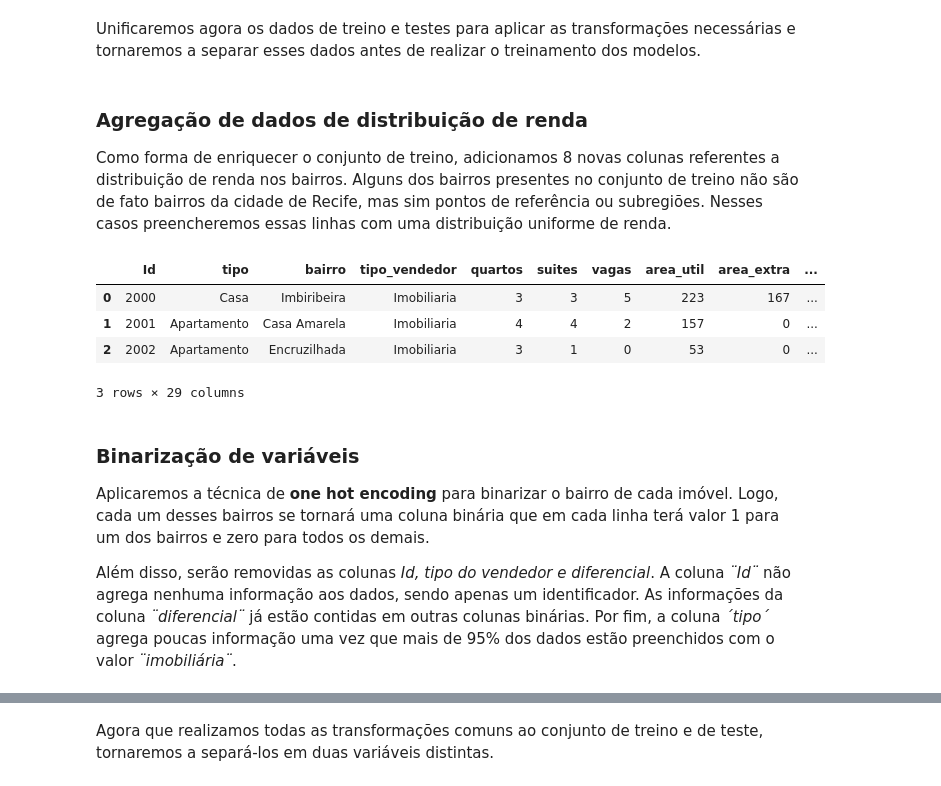
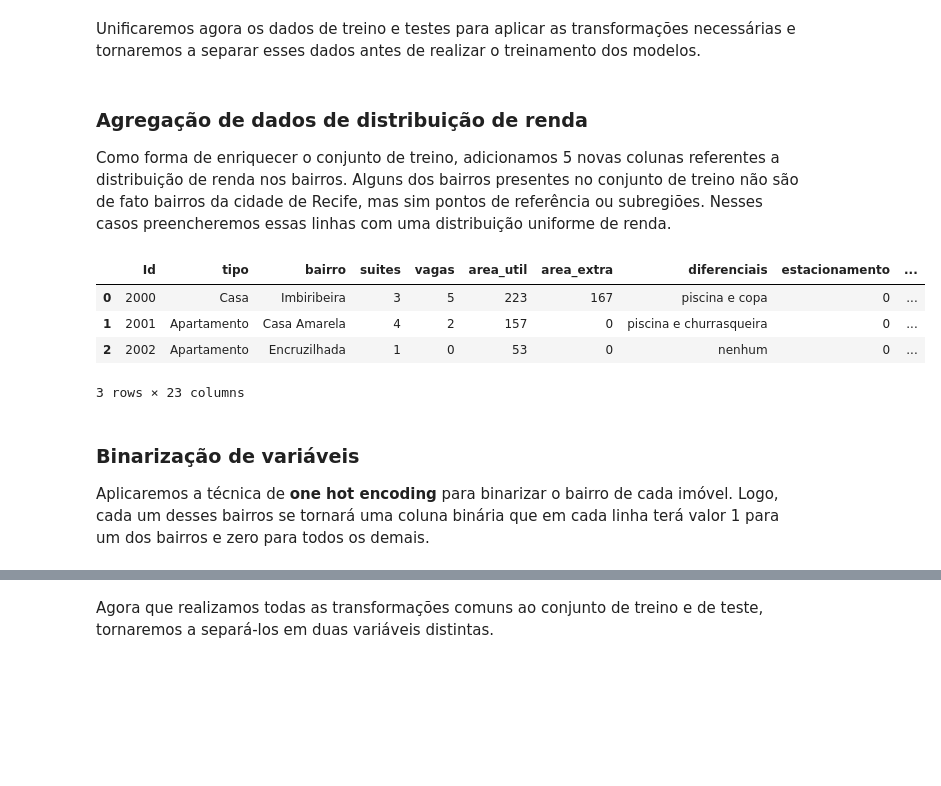
Before and after one commit to lucaslrolim/house_prices_recife, a Jupyter notebook: analysis.ipynb, the cells around one changed output, grey strips where cells are left out. Saved outputs shown, nothing was run; the diff lists cells and outputs as text; code cells hidden in the pictures; blank space fills up the shorter version.

```diff
--- a/analysis.ipynb
+++ b/analysis.ipynb
@@ -54,0 +81,9 @@ neighborhood_income.head(3)
+# %%
+neighborhood_income = neighborhood_income.drop(columns=['Mais de 1/2 a 1 salário mínimo',
+                                 'Mais de 1 a 2 salários mínimos',
+                                 'Mais de 10 a 20 salários mínimos'
+                                 ])
+
+corrmat = abs(neighborhood_income.corr())
+f, ax = plt.subplots(figsize=(5, 5))
+sns.heatmap(corrmat, vmax=.8, square=True);
@@ -70,11 +93,0 @@ print("{} linhas no dataset".format(train_size))
-# %%
-columns = ['preco','area_extra','area_util']
-
-for column in columns:
-    df_train = df_train[np.abs(df_train[column] - df_train[column].mean()) <= (2 * df_train[column].std())]
-
-df_train.boxplot(column = ['preco'])
-
-print("{} linhas no dataset".format(len(df_train['preco'])))
-redu = round(((original_size - len(df_train))/original_size)* 100,2)
-print("Diminuição de {}% no tamanho do conjunto de treino".format(redu))
@@ -90,38 +96,39 @@ df = pd.concat((df_train, df_test))
+# %%
+df = pd.concat((df_train, df_test))
+df = df.drop(columns=['churrasqueira','quartos','tipo_vendedor'])
 # %% [markdown]
 ### Agregação de dados de distribuição de renda
 
-Como forma de enriquecer o conjunto de treino, adicionamos 8 novas colunas referentes a distribuição de renda nos bairros. Alguns dos bairros presentes no conjunto de treino não são de fato bairros da cidade de Recife, mas sim pontos de referência ou subregiões. Nesses casos preencheremos essas linhas com uma distribuição uniforme de renda.
+Como forma de enriquecer o conjunto de treino, adicionamos 5 novas colunas referentes a distribuição de renda nos bairros. Alguns dos bairros presentes no conjunto de treino não são de fato bairros da cidade de Recife, mas sim pontos de referência ou subregiões. Nesses casos preencheremos essas linhas com uma distribuição uniforme de renda.
 # %%
 # adicionamos novas colunas vazias no dataset
-income_columns = ['meio_salario','meio_1_salario','1_2_salarios','2_5_salarios','5_10_salarios','10_20_salarios','20_salarios','sem_salario']
+income_columns = ['meio_1_salario','2_5_salarios','5_10_salarios','20_salarios','sem_salario']
 df = pd.concat([df, df.reindex(columns = income_columns)], axis = 1)
 
 # tratamos dados que não são bairros de fato
 all_neighborhood = list(df.bairro.unique())
 
 skip_neighborhood = ['Beira Rio', 'Centro']
 neighborhood = list(set(all_neighborhood).symmetric_difference(skip_neighborhood))
 
 df.loc[df.bairro == 'Beira Rio', income_columns] = 1/len(income_columns)
 df.loc[df.bairro == 'Centro', income_columns] = 1/len(income_columns)
 
 # agergamos ao dataset os dados do conjunto de dados de renda média por bairro
 for neighborhood_name in neighborhood:
         df.loc[df.bairro == neighborhood_name, income_columns] = neighborhood_income[neighborhood_income['bairro'] == neighborhood_name].iloc[:,1:].values
 
 df.head(3)
 # %% [output]
-|  | Id | tipo | bairro | tipo_vendedor | quartos | suites | vagas | area_util | area_extra | ... |
-| 0 | 2000 | Casa | Imbiribeira | Imobiliaria | 3 | 3 | 5 | 223 | 167 | ... |
-| 1 | 2001 | Apartamento | Casa Amarela | Imobiliaria | 4 | 4 | 2 | 157 | 0 | ... |
-| 2 | 2002 | Apartamento | Encruzilhada | Imobiliaria | 3 | 1 | 0 | 53 | 0 | ... |
+|  | Id | tipo | bairro | suites | vagas | area_util | area_extra | diferenciais | estacionamento | ... |
+| 0 | 2000 | Casa | Imbiribeira | 3 | 5 | 223 | 167 | piscina e copa | 0 | ... |
+| 1 | 2001 | Apartamento | Casa Amarela | 4 | 2 | 157 | 0 | piscina e churrasqueira | 0 | ... |
+| 2 | 2002 | Apartamento | Encruzilhada | 1 | 0 | 53 | 0 | nenhum | 0 | ... |
-3 rows × 29 columns
+3 rows × 23 columns
 # %% [markdown]
 ### Binarização de variáveis
 
 Aplicaremos a técnica de **one hot encoding** para binarizar o bairro de cada imóvel. Logo, cada um desses bairros se tornará uma coluna binária que em cada linha terá valor 1 para um dos bairros e zero para todos os demais.
-
-Além disso, serão removidas as colunas *Id, tipo do vendedor e diferencial*. A coluna *¨Id¨* não agrega nenhuma informação aos dados, sendo apenas um identificador. As informações da coluna *¨diferencial¨* já estão contidas em outras colunas binárias. Por fim, a coluna *´tipo´* agrega poucas informação uma vez que mais de 95% dos dados estão preenchidos com o valor *¨imobiliária¨*.
 # %%
 hot_columns = pd.get_dummies(df['bairro'], prefix= 'bairro')
 df = pd.concat([df, hot_columns], axis = 1)
```
Also changed, not shown: parts of 46 cells of this notebook, 1 other file.
